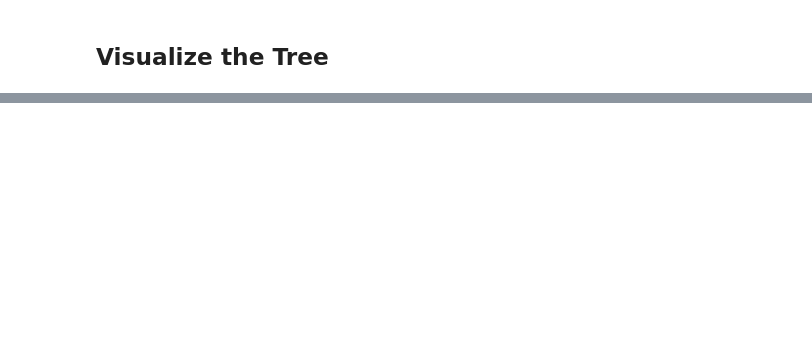
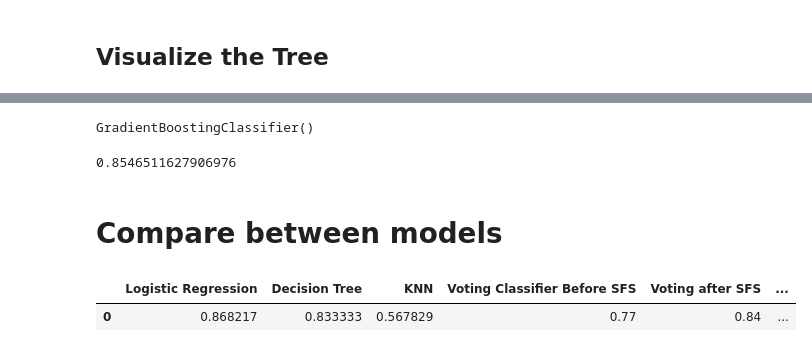
Before and after one commit to Maya9awadh/Makeen-Machine-Learning, a Jupyter notebook: Pistachio_types_detection.ipynb, the cells around one changed output, grey strips where cells are left out. Drawn from its saved outputs; the diff is of its cells as text; code cells hidden in the pictures; blank space fills up the shorter version.

```diff
--- a/Pistachio_types_detection.ipynb
+++ b/Pistachio_types_detection.ipynb
@@ -254,0 +409,22 @@ plt.show()
+# %%
+gb.fit(X_train_reduced, y_train)
+# %% [output]
+GradientBoostingClassifier()
+# %%
+gp_y_pred=gb.predict(X_test_reduced)
+# %%
+gp_accuracy=accuracy_score(y_test,gp_y_pred)
+gp_accuracy
+# %% [output]
+0.8546511627906976
+# %% [markdown]
+# Compare between models
+# %%
+data={'Logistic Regression':[LR_accuracy],'Decision Tree':[DT_accuracy],'KNN':[KNN_accuracy],'Voting Classifier Before SFS':[0.77]
+      ,'Voting after SFS':[0.84],'Gradient Boosting Before SFS':[gb_accuracy],'Gradient Boosting after SFS':[gp_accuracy]}
+# %%
+result=pd.DataFrame(data)
+result
+# %% [output]
+|  | Logistic Regression | Decision Tree | KNN | Voting Classifier Before SFS | Voting after SFS | ... |
+| 0 | 0.868217 | 0.833333 | 0.567829 | 0.77 | 0.84 | ... |
```
Also changed, not shown: parts of 44 cells of this notebook.
